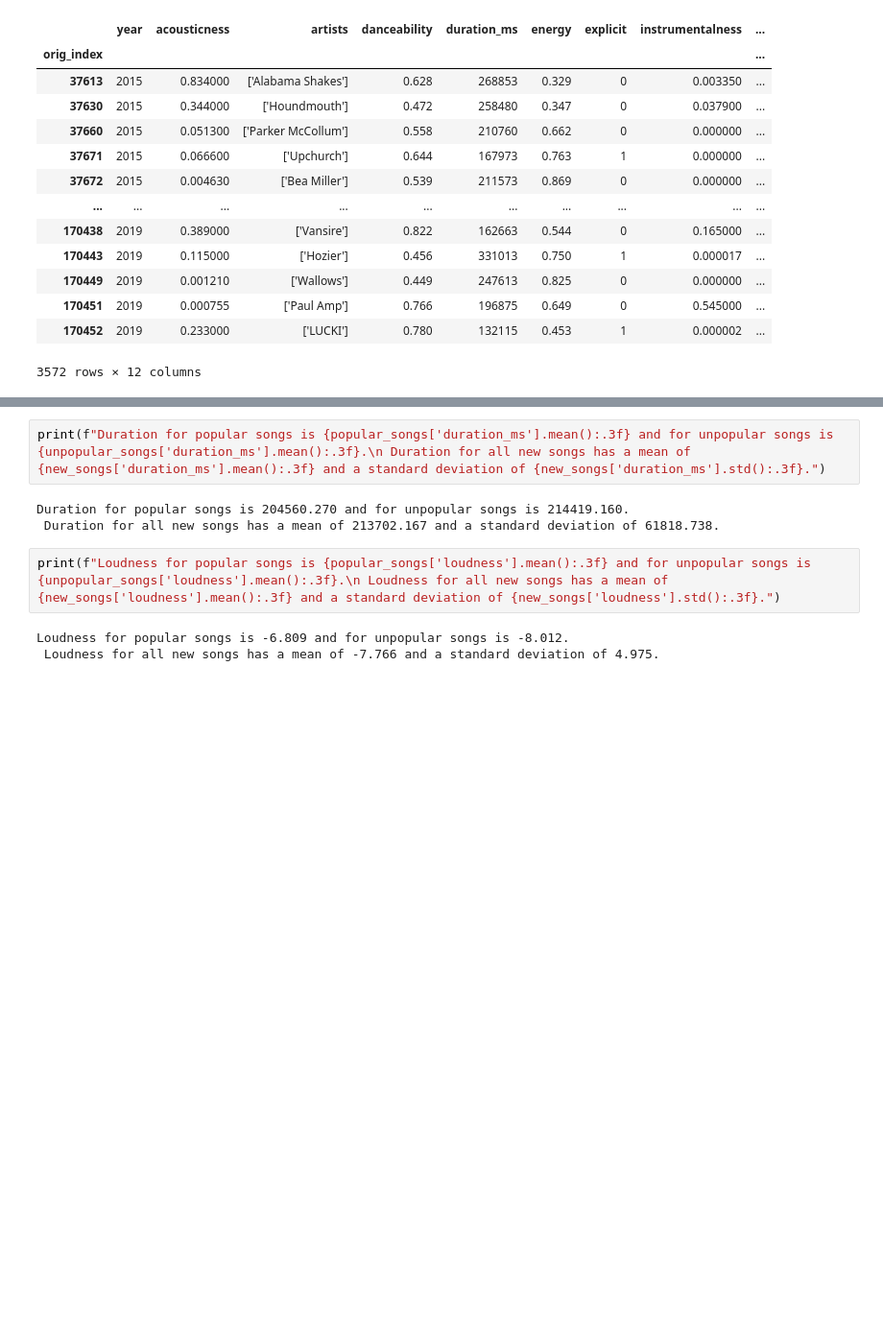
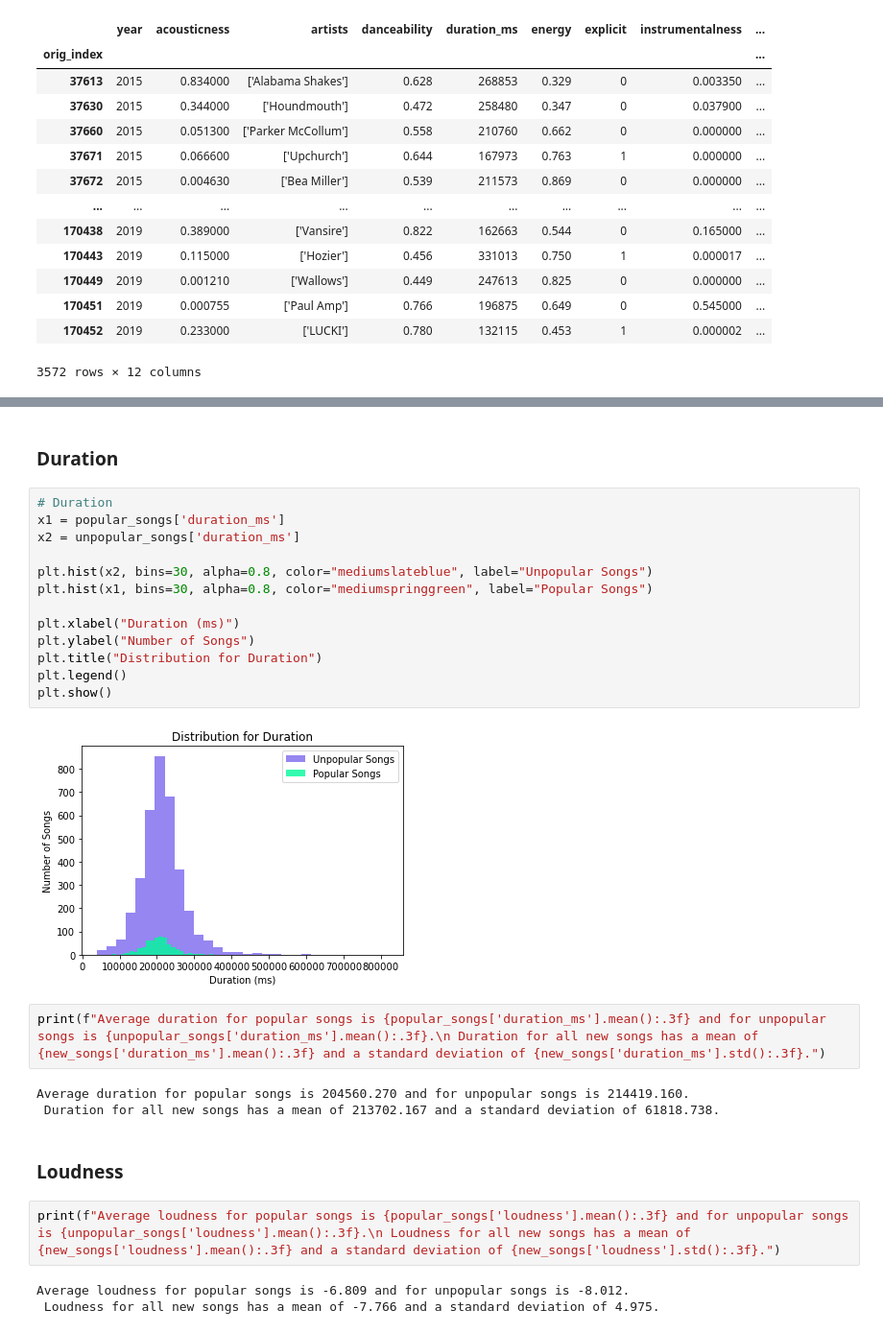
Before and after one commit to CameronSunyich/Group_Final_Project, a Jupyter notebook: Jupyter Notebook/Popularity_Analysis.ipynb, the cells around one changed output, grey strips where cells are left out. Shown at 96% size. Cells and saved outputs as stored; diff of their text form; blank space fills up the shorter version.

```diff
--- a/Jupyter Notebook/Popularity_Analysis.ipynb
+++ b/Jupyter Notebook/Popularity_Analysis.ipynb
@@ -74,11 +92,30 @@ Tempo for popular songs is 118.440 and for unpopular songs is 118.908.
  Tempo for all new songs has a mean of 119.667 and a standard deviation of 30.840.
+# %% [markdown]
+### Duration
+# %%
+# Duration
+x1 = popular_songs['duration_ms']
+x2 = unpopular_songs['duration_ms']
+
+plt.hist(x2, bins=30, alpha=0.8, color="mediumslateblue", label="Unpopular Songs")
+plt.hist(x1, bins=30, alpha=0.8, color="mediumspringgreen", label="Popular Songs")
+
+plt.xlabel("Duration (ms)")
+plt.ylabel("Number of Songs")
+plt.title("Distribution for Duration")
+plt.legend()
+plt.show()
+# %% [output]
+[figure, added]
 # %%
-print(f"Duration for popular songs is {popular_songs['duration_ms'].mean():.3f} and for unpopular songs is {unpopular_songs['duration_ms'].mean():.3f}.\n Duration for all new songs has a mean of {new_songs['duration_ms'].mean():.3f} and a standard deviation of {new_songs['duration_ms'].std():.3f}.")
+print(f"Average duration for popular songs is {popular_songs['duration_ms'].mean():.3f} and for unpopular songs is {unpopular_songs['duration_ms'].mean():.3f}.\n Duration for all new songs has a mean of {new_songs['duration_ms'].mean():.3f} and a standard deviation of {new_songs['duration_ms'].std():.3f}.")
 # %% [output]
-Duration for popular songs is 204560.270 and for unpopular songs is 214419.160.
+Average duration for popular songs is 204560.270 and for unpopular songs is 214419.160.
  Duration for all new songs has a mean of 213702.167 and a standard deviation of 61818.738.
+# %% [markdown]
+### Loudness
 # %%
-print(f"Loudness for popular songs is {popular_songs['loudness'].mean():.3f} and for unpopular songs is {unpopular_songs['loudness'].mean():.3f}.\n Loudness for all new songs has a mean of {new_songs['loudness'].mean():.3f} and a standard deviation of {new_songs['loudness'].std():.3f}.")
+print(f"Average loudness for popular songs is {popular_songs['loudness'].mean():.3f} and for unpopular songs is {unpopular_songs['loudness'].mean():.3f}.\n Loudness for all new songs has a mean of {new_songs['loudness'].mean():.3f} and a standard deviation of {new_songs['loudness'].std():.3f}.")
 # %% [output]
-Loudness for popular songs is -6.809 and for unpopular songs is -8.012.
+Average loudness for popular songs is -6.809 and for unpopular songs is -8.012.
  Loudness for all new songs has a mean of -7.766 and a standard deviation of 4.975.
```
Also changed, not shown: parts of 17 cells of this notebook, 1 other file.
